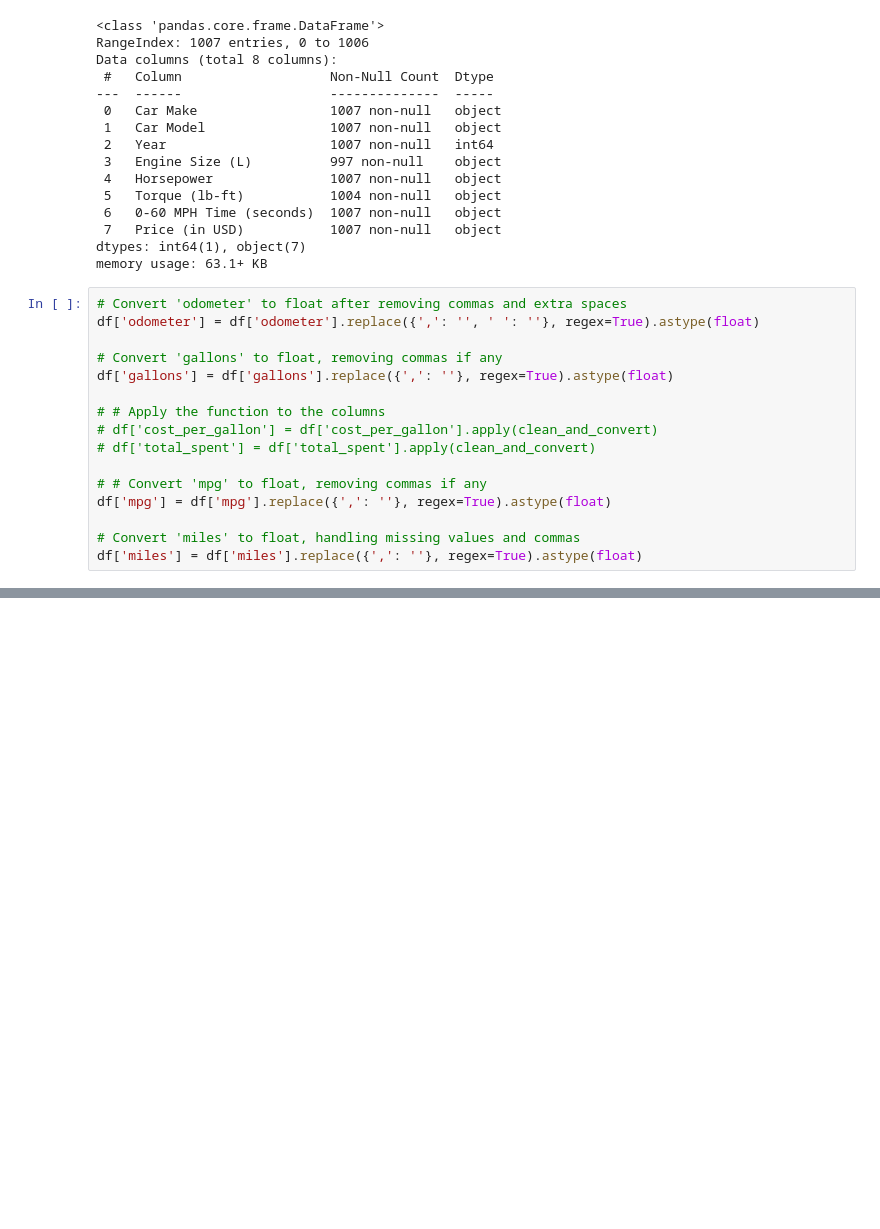
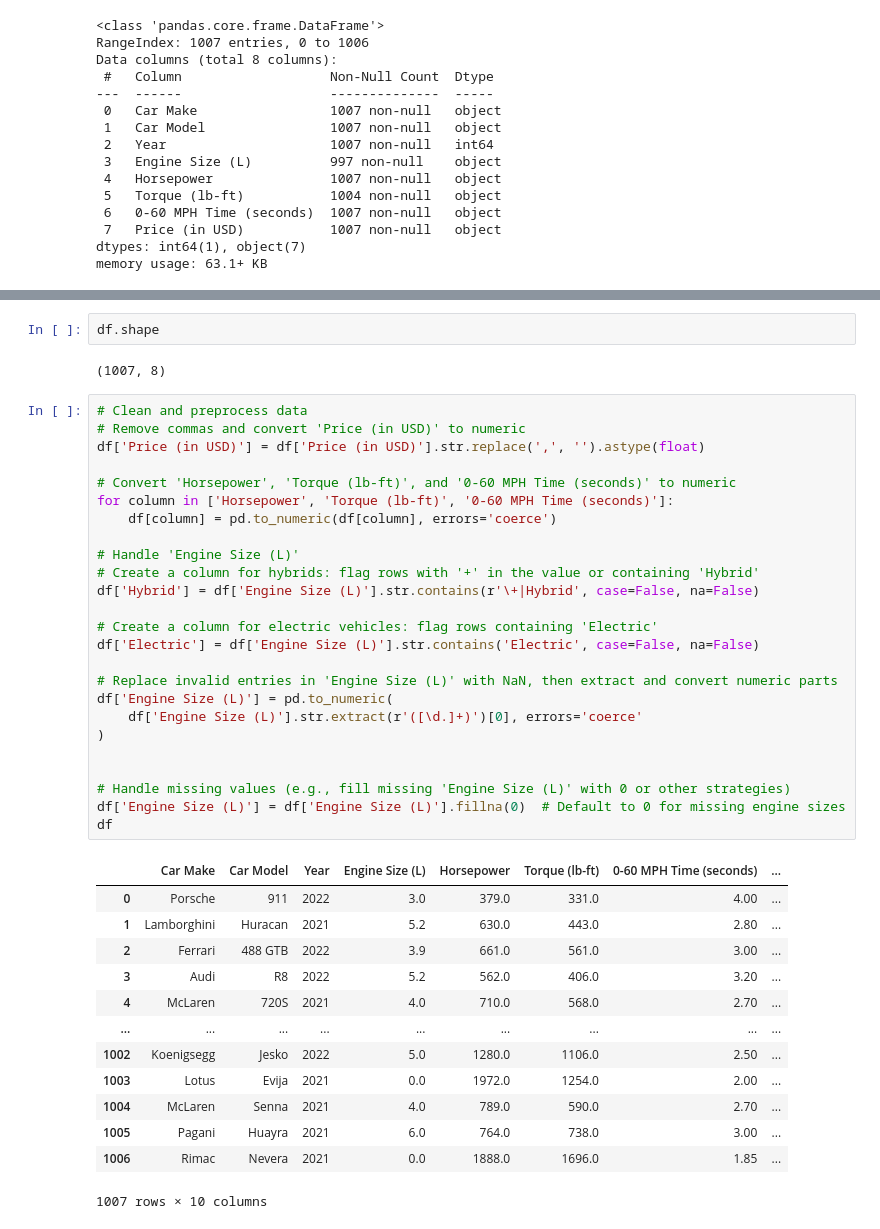
Before and after one commit to AltaafAlly/BIS-Regression-Model_Exercise, a Jupyter notebook: Regression_Model.ipynb, the cells around one changed output, grey strips where cells are left out. Drawn from its saved outputs; the diff is of its cells as text; blank space fills up the shorter version.

```diff
--- a/Regression_Model.ipynb
+++ b/Regression_Model.ipynb
@@ -22,19 +36,3 @@ Data columns (total 8 columns):
  7   Price (in USD)           1007 non-null   object
 dtypes: int64(1), object(7)
 memory usage: 63.1+ KB
-# %%
-# Convert 'odometer' to float after removing commas and extra spaces
-df['odometer'] = df['odometer'].replace({',': '', ' ': ''}, regex=True).astype(float)
-
-# Convert 'gallons' to float, removing commas if any
-df['gallons'] = df['gallons'].replace({',': ''}, regex=True).astype(float)
-
-# # Apply the function to the columns
-# df['cost_per_gallon'] = df['cost_per_gallon'].apply(clean_and_convert)
-# df['total_spent'] = df['total_spent'].apply(clean_and_convert)
-
-# # Convert 'mpg' to float, removing commas if any
-df['mpg'] = df['mpg'].replace({',': ''}, regex=True).astype(float)
-
-# Convert 'miles' to float, handling missing values and commas
-df['miles'] = df['miles'].replace({',': ''}, regex=True).astype(float)
@@ -40,0 +52,43 @@ df['miles'] = df['miles'].replace({',': ''}, regex=True).astype(float)
+# %%
+df.shape
+# %% [output]
+(1007, 8)
+# %%
+# Clean and preprocess data
+# Remove commas and convert 'Price (in USD)' to numeric
+df['Price (in USD)'] = df['Price (in USD)'].str.replace(',', '').astype(float)
+
+# Convert 'Horsepower', 'Torque (lb-ft)', and '0-60 MPH Time (seconds)' to numeric
+for column in ['Horsepower', 'Torque (lb-ft)', '0-60 MPH Time (seconds)']:
+    df[column] = pd.to_numeric(df[column], errors='coerce')
+
+# Handle 'Engine Size (L)'
+# Create a column for hybrids: flag rows with '+' in the value or containing 'Hybrid'
+df['Hybrid'] = df['Engine Size (L)'].str.contains(r'\+|Hybrid', case=False, na=False)
+
+# Create a column for electric vehicles: flag rows containing 'Electric'
+df['Electric'] = df['Engine Size (L)'].str.contains('Electric', case=False, na=False)
+
+# Replace invalid entries in 'Engine Size (L)' with NaN, then extract and convert numeric parts
+df['Engine Size (L)'] = pd.to_numeric(
+    df['Engine Size (L)'].str.extract(r'([\d.]+)')[0], errors='coerce'
+)
+
+
+# Handle missing values (e.g., fill missing 'Engine Size (L)' with 0 or other strategies)
+df['Engine Size (L)'] = df['Engine Size (L)'].fillna(0)  # Default to 0 for missing engine sizes
+df
+# %% [output]
+|  | Car Make | Car Model | Year | Engine Size (L) | Horsepower | Torque (lb-ft) | 0-60 MPH Time (seconds) | ... |
+| 0 | Porsche | 911 | 2022 | 3.0 | 379.0 | 331.0 | 4.00 | ... |
+| 1 | Lamborghini | Huracan | 2021 | 5.2 | 630.0 | 443.0 | 2.80 | ... |
+| 2 | Ferrari | 488 GTB | 2022 | 3.9 | 661.0 | 561.0 | 3.00 | ... |
+| 3 | Audi | R8 | 2022 | 5.2 | 562.0 | 406.0 | 3.20 | ... |
+| 4 | McLaren | 720S | 2021 | 4.0 | 710.0 | 568.0 | 2.70 | ... |
+| ... | ... | ... | ... | ... | ... | ... | ... | ... |
+| 1002 | Koenigsegg | Jesko | 2022 | 5.0 | 1280.0 | 1106.0 | 2.50 | ... |
+| 1003 | Lotus | Evija | 2021 | 0.0 | 1972.0 | 1254.0 | 2.00 | ... |
+| 1004 | McLaren | Senna | 2021 | 4.0 | 789.0 | 590.0 | 2.70 | ... |
+| 1005 | Pagani | Huayra | 2021 | 6.0 | 764.0 | 738.0 | 3.00 | ... |
+| 1006 | Rimac | Nevera | 2021 | 0.0 | 1888.0 | 1696.0 | 1.85 | ... |
+1007 rows × 10 columns
```
Also changed, not shown: parts of 11 cells of this notebook.
